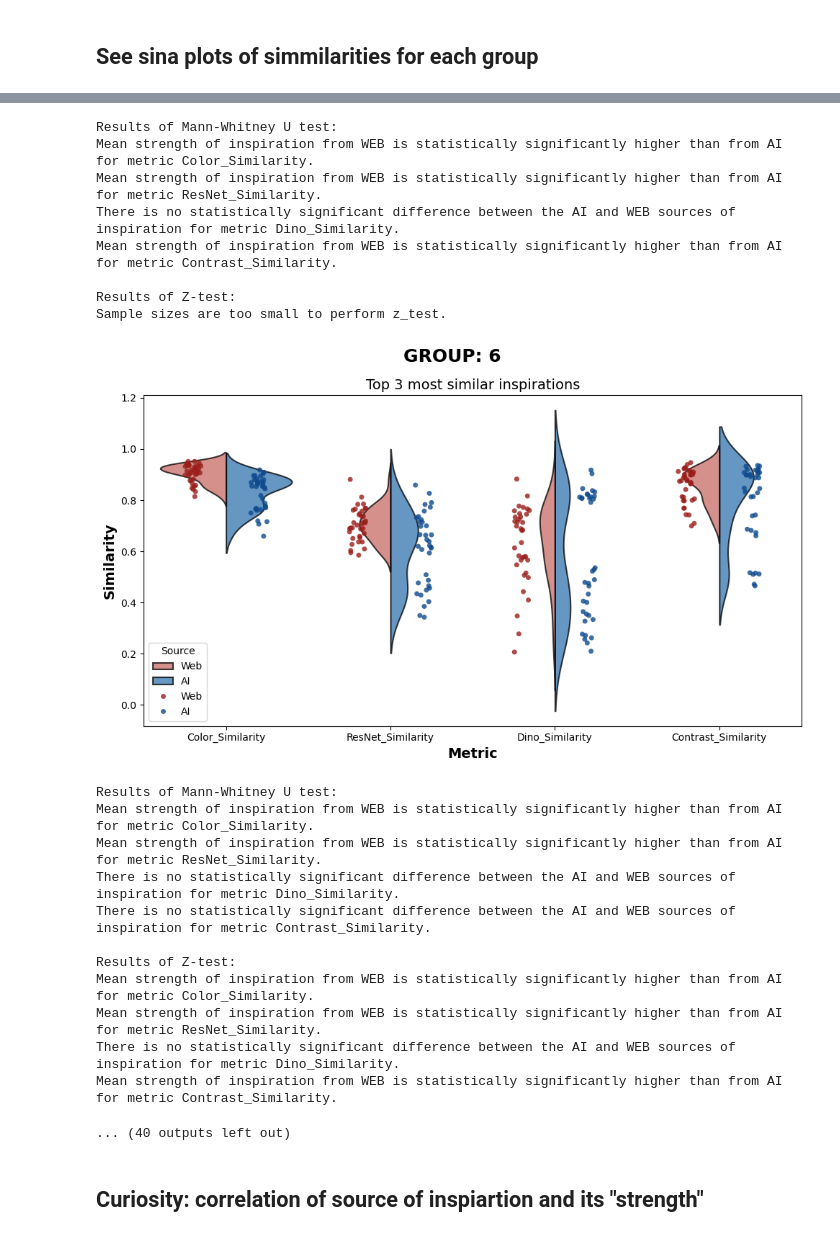
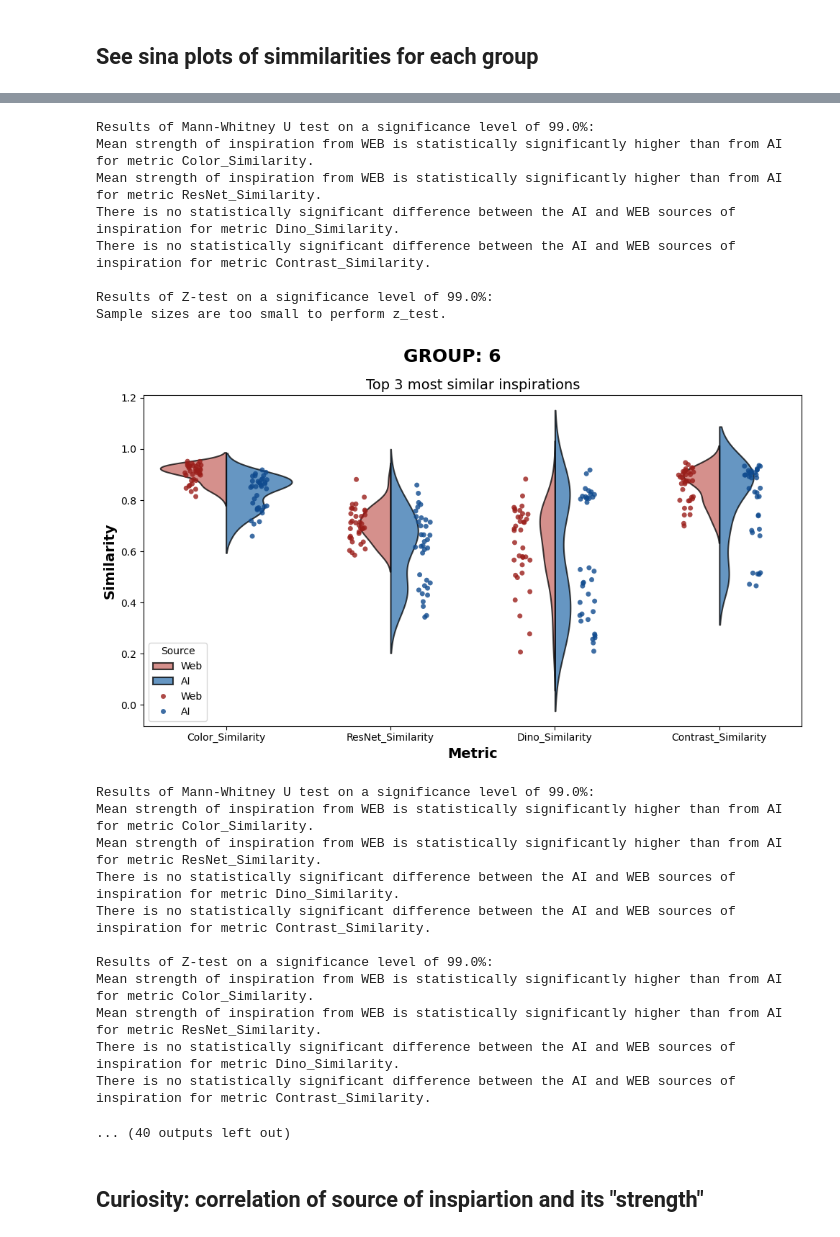
Before and after one commit to adamtms/AI-nspired, a Jupyter notebook: group_scores.ipynb, the cells around one changed output, grey strips where cells are left out. Saved outputs shown, nothing was run; the diff lists cells and outputs as text; code cells hidden in the pictures.

Commit message:
Increase significance level to 99%

```diff
--- a/group_scores.ipynb
+++ b/group_scores.ipynb
@@ -174,17 +174,17 @@ combined_df.head()
 import scipy.stats as stats
 from scipy.stats import norm
 
-def perform_mannwhitneyu_test(data):
+def perform_mannwhitneyu_test(data, p=0.05):
     #Test to define wheter distributions of the two groups are equal or not
     #If not equal we assume that the one with higher median is better
-    print(f"Results of Mann-Whitney U test: ")
+    print(f"Results of Mann-Whitney U test on a significance level of {(1-p)*100}%: ")
     for metric in metrics:
         scores_method_1 = data[data['Metric'] == metric].query("Source == 'AI'")['Similarity']
         scores_method_2 = data[data['Metric'] == metric].query("Source == 'Web'")['Similarity']
 
         statistic, p_value = stats.mannwhitneyu(scores_method_1, scores_method_2, alternative='two-sided')
 
-        if p_value < 0.05:
+        if p_value < p:
             if scores_method_1.median() > scores_method_2.median():
                 print(f"Mean strength of inspiration from AI is statistically significantly higher than from WEB for metric {metric}.")
             else:
@@ -195,10 +195,10 @@ def perform_mannwhitneyu_test(data):
 # %%
 from statsmodels.stats.weightstats import ztest as ztest
 
-def perform_z_test(data):
+def perform_z_test(data, p=0.05):
     # Test to define wheter the mean of two groups are equal or not
     # If not equal we assume that the one with higher mean is better
-    print(f"Results of Z-test:")
+    print(f"Results of Z-test on a significance level of {(1-p)*100}%:")
     for metric in metrics:
         scores_method_1 = data[data['Metric'] == metric].query("Source == 'AI'")['Similarity']
         scores_method_2 = data[data['Metric'] == metric].query("Source == 'Web'")['Similarity']
@@ -210,7 +210,7 @@ def perform_z_test(data):
 
         statistic, p_value = ztest(scores_method_1, scores_method_2, value = 0, usevar='unequal')
 
-        if p_value < 0.05:
+        if p_value < p:
             if scores_method_1.mean() > scores_method_2.mean():
                 print(f"Mean strength of inspiration from AI is statistically significantly higher than from WEB for metric {metric}.")
 
@@ -268,10 +268,10 @@ def show_simmilarity(group_id, top_count=5):
 for i in range(1, 26):
     data = show_simmilarity(i, 3)
 
-    perform_mannwhitneyu_test(data)
-    perform_z_test(data)
+    perform_mannwhitneyu_test(data, 0.01)
+    perform_z_test(data, 0.01)
 
 data = show_simmilarity(27, 3)
-perform_mannwhitneyu_test(data)
-perform_z_test(data)
+perform_mannwhitneyu_test(data, 0.01)
+perform_z_test(data, 0.01)
 # %% [output]
@@ -315,23 +315,23 @@ Sample sizes are too small to perform z_test.
-Results of Mann-Whitney U test:
+Results of Mann-Whitney U test on a significance level of 99.0%:
 Mean strength of inspiration from WEB is statistically significantly higher than from AI for metric Color_Similarity.
 Mean strength of inspiration from WEB is statistically significantly higher than from AI for metric ResNet_Similarity.
 There is no statistically significant difference between the AI and WEB sources of inspiration for metric Dino_Similarity.
-Mean strength of inspiration from WEB is statistically significantly higher than from AI for metric Contrast_Similarity.
+There is no statistically significant difference between the AI and WEB sources of inspiration for metric Contrast_Similarity.
 
-Results of Z-test:
+Results of Z-test on a significance level of 99.0%:
 Sample sizes are too small to perform z_test.
-[figure, old version]
+[figure, new version]
-Results of Mann-Whitney U test:
+Results of Mann-Whitney U test on a significance level of 99.0%:
 Mean strength of inspiration from WEB is statistically significantly higher than from AI for metric Color_Similarity.
 Mean strength of inspiration from WEB is statistically significantly higher than from AI for metric ResNet_Similarity.
 There is no statistically significant difference between the AI and WEB sources of inspiration for metric Dino_Similarity.
 There is no statistically significant difference between the AI and WEB sources of inspiration for metric Contrast_Similarity.
 
-Results of Z-test:
+Results of Z-test on a significance level of 99.0%:
 Mean strength of inspiration from WEB is statistically significantly higher than from AI for metric Color_Similarity.
 Mean strength of inspiration from WEB is statistically significantly higher than from AI for metric ResNet_Similarity.
 There is no statistically significant difference between the AI and WEB sources of inspiration for metric Dino_Similarity.
-Mean strength of inspiration from WEB is statistically significantly higher than from AI for metric Contrast_Similarity.
+There is no statistically significant difference between the AI and WEB sources of inspiration for metric Contrast_Similarity.
 ... (40 outputs left out)
 # %% [markdown]
 ## Curiosity: correlation of source of inspiartion and its "strength"
```
Also changed, not shown: parts of 3 cells of this notebook.
